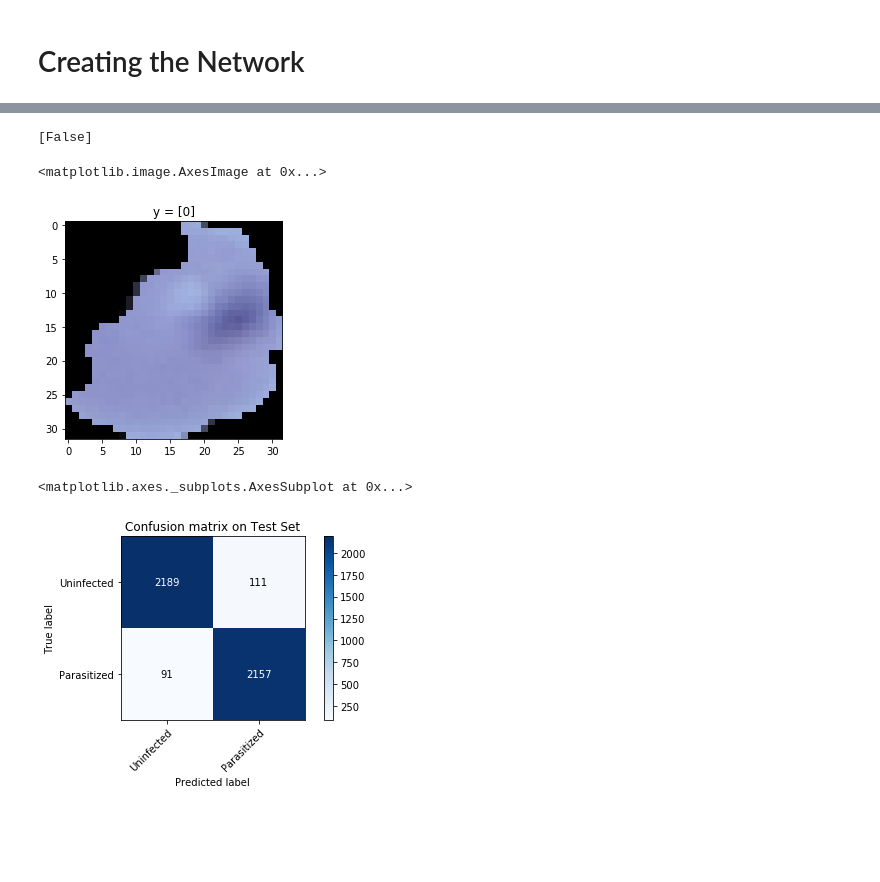
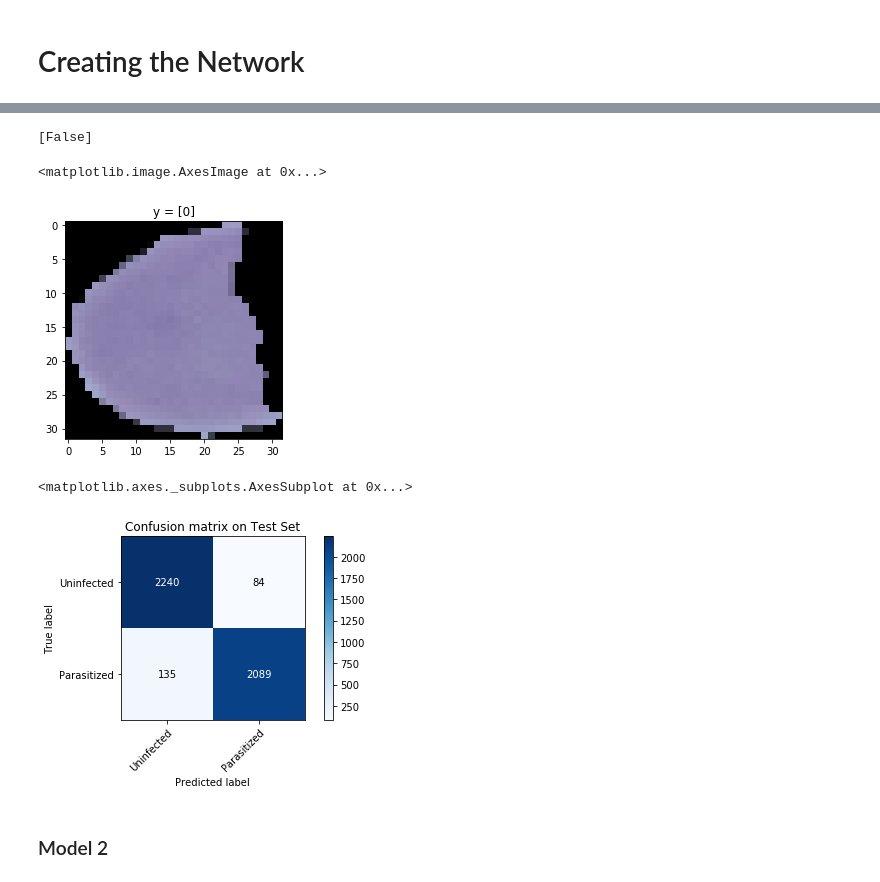
Before and after one commit to JannKatana/MalariaClassificationWithNeuralNetwork, a Jupyter notebook: Malaria Cells Classification using Tensorflow.ipynb, the cells around one changed output, grey strips where cells are left out. Saved outputs shown, nothing was run; the diff lists cells and outputs as text; code cells hidden in the pictures; blank space fills up the shorter version.

Commit message:
Trained new models for comparison.

```diff
--- a/Malaria Cells Classification using Tensorflow.ipynb
+++ b/Malaria Cells Classification using Tensorflow.ipynb
@@ -141,15 +143,19 @@ print(Y_test.shape)
 # %%
-model = tf.keras.Sequential([
-    tf.keras.layers.Conv2D(filters=8, kernel_size=(4,4), strides=1, padding="same", activation=tf.nn.relu, input_shape=(32,32,3)),
+model1 = tf.keras.Sequential([
+    tf.keras.layers.Conv2D(filters=8, kernel_size=(5,5), strides=1, padding="same", activation=tf.nn.relu, input_shape=(32,32,3)),
     tf.keras.layers.MaxPool2D(pool_size=(8,8), strides=8, padding="same"),
-    tf.keras.layers.Conv2D(filters=16, kernel_size=(2, 2), strides=1, padding="same", activation=tf.nn.relu),
+
+    tf.keras.layers.Conv2D(filters=16, kernel_size=(3, 3), strides=1, padding="same", activation=tf.nn.relu),
     tf.keras.layers.MaxPool2D(pool_size=(4,4), strides=4, padding="same"),
+
     tf.keras.layers.Flatten(),
     tf.keras.layers.Dense(7, activation=tf.nn.relu),
     tf.keras.layers.Dense(7, activation=tf.nn.relu),
     tf.keras.layers.Dense(7, activation=tf.nn.relu),
     tf.keras.layers.Dense(1, activation=tf.nn.sigmoid)
 ])
+
+model1.summary()
 # %% [output]
 WARNING:tensorflow:From C:\Users\Jann\Anaconda3\envs\tf-gpu\lib\site-packages\tensorflow\python\ops\resource_variable_ops.py:435: colocate_with (from tensorflow.python.framework.ops) is deprecated and ...
 Instructions for updating:
@@ -157,9 +177,8 @@ Colocations handled automatically by placer.
 # %%
-model.compile(optimizer=tf.train.AdamOptimizer(learning_rate=0.001),
-              loss='binary_crossentropy',
-              metrics=['accuracy'])
+optimizer1 = tf.train.AdamOptimizer(learning_rate=0.001)
+model1.compile(optimizer=optimizer1, loss='binary_crossentropy', metrics=['accuracy'])
 # %%
-model.fit(X_train, Y_train, epochs=100)
+model1.fit(X_train, Y_train, epochs=100)
 # %% [output]
 WARNING:tensorflow:From C:\Users\Jann\Anaconda3\envs\tf-gpu\lib\site-packages\tensorflow\python\ops\math_ops.py:3066: to_int32 (from tensorflow.python.ops.math_ops) is deprecated and will be removed i ...
 Instructions for updating:
@@ -196,15 +217,17 @@ Test set accuracy: 0.9555849
 # %%
 index = 999
-predictions = model.predict(X_test) > 0.5
+predictions = model1.predict(X_test) > 0.5
 print(predictions[index])
 plt.title("y = %s" % Y_test[index])
 plt.imshow(X_test[index])
 # %% [output]
 [False]
 <matplotlib.image.AxesImage at 0x...>
-[figure, old version]
+[figure, new version]
 # %%
 plot_confusion_matrix(Y_test, predictions, classes=["Uninfected","Parasitized"], title='Confusion matrix on Test Set')
 # %% [output]
 <matplotlib.axes._subplots.AxesSubplot at 0x...>
-[figure, old version]
+[figure, new version]
+# %% [markdown]
+### Model 2
```
Also changed, not shown: parts of 29 cells of this notebook.
